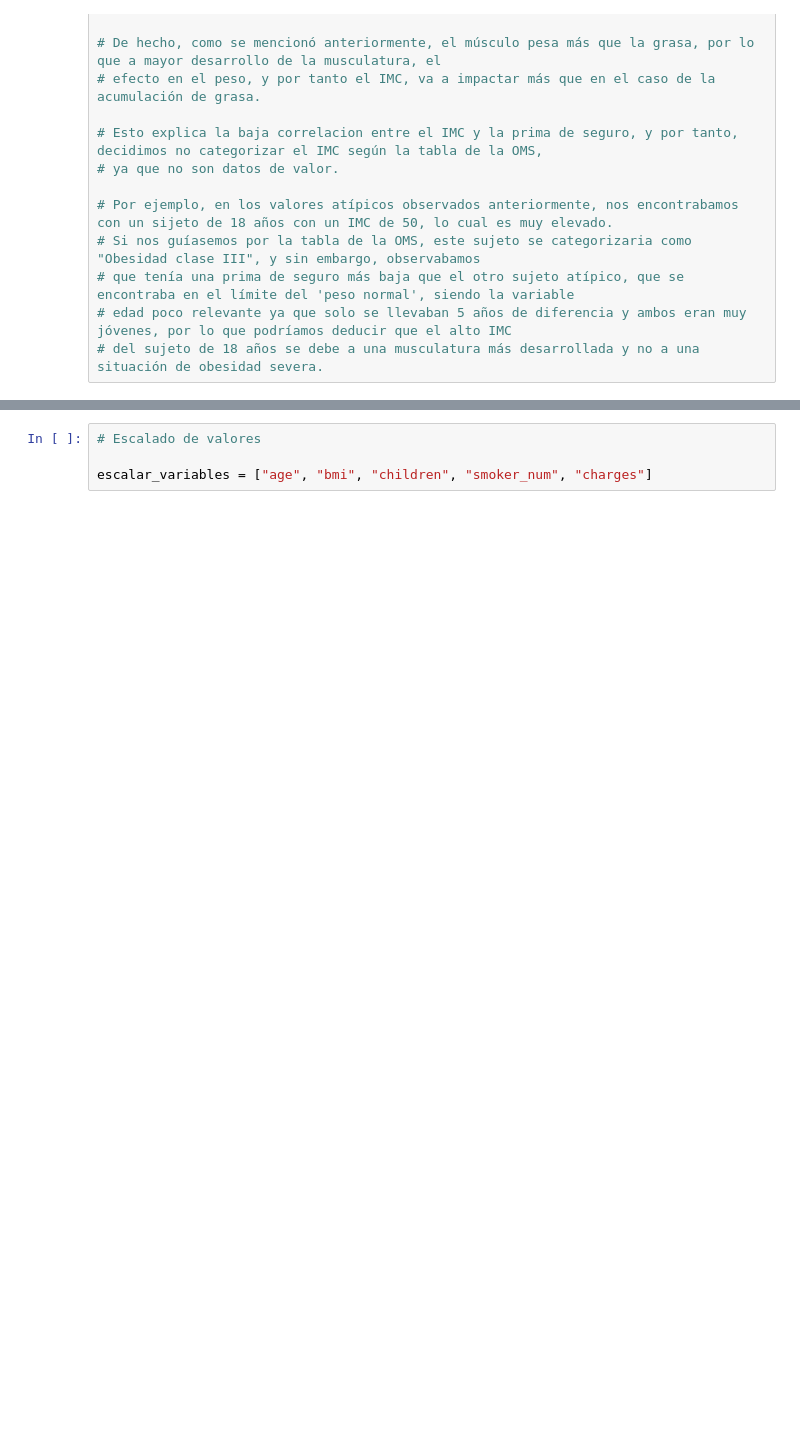
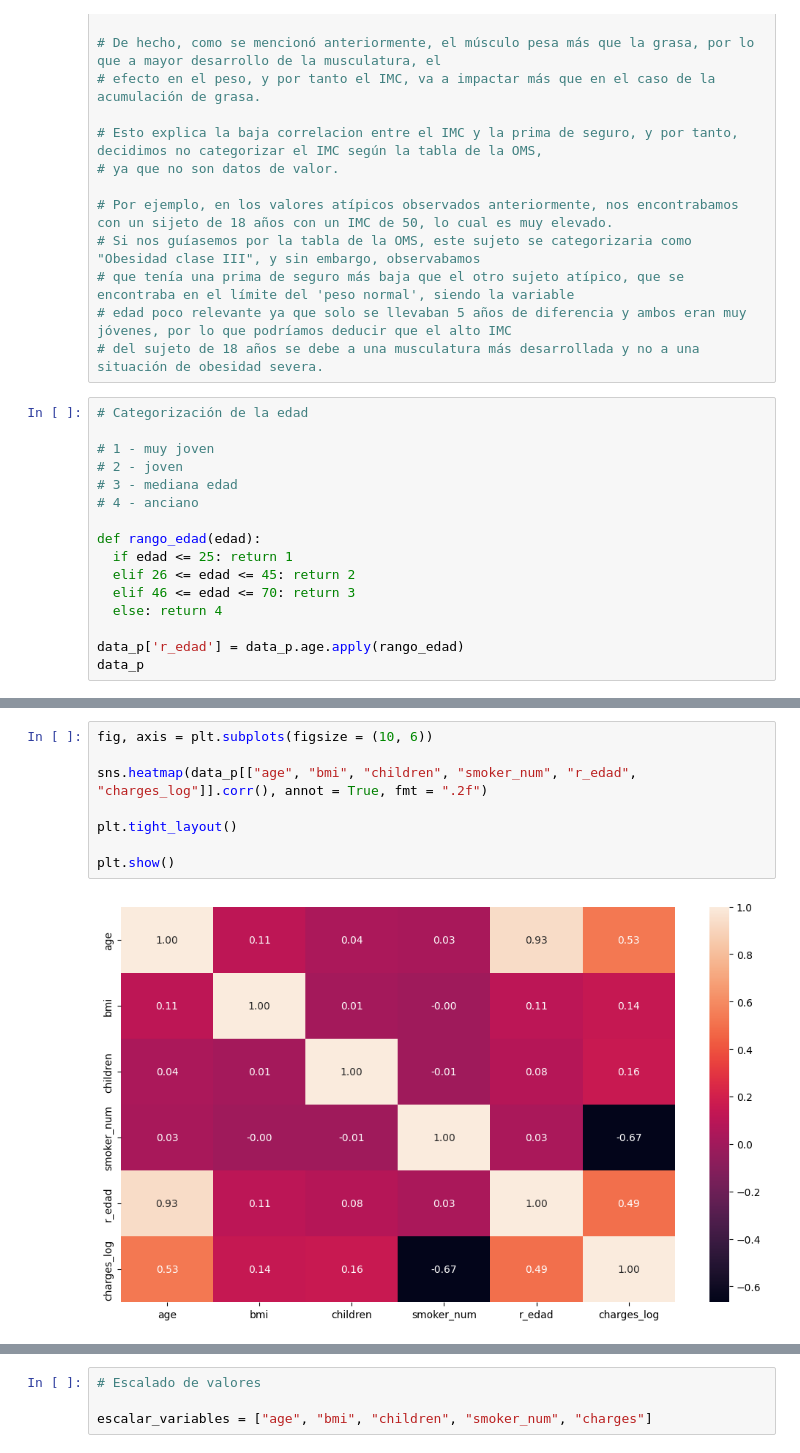
Before and after one commit to RmVa23/linear-regression, a Jupyter notebook: src/explore.ipynb, the cells around one changed output, grey strips where cells are left out. Drawn from its saved outputs; the diff is of its cells as text; blank space fills up the shorter version.

```diff
--- a/src/explore.ipynb
+++ b/src/explore.ipynb
@@ -476,3 +477,19 @@ data_p[['age', 'children']].corr()
 # que tenía una prima de seguro más baja que el otro sujeto atípico, que se encontraba en el límite del 'peso normal', siendo la variable
 # edad poco relevante ya que solo se llevaban 5 años de diferencia y ambos eran muy jóvenes, por lo que podríamos deducir que el alto IMC
 # del sujeto de 18 años se debe a una musculatura más desarrollada y no a una situación de obesidad severa.
+# %%
+# Categorización de la edad
+
+# 1 - muy joven
+# 2 - joven
+# 3 - mediana edad
+# 4 - anciano
+
+def rango_edad(edad):
+  if edad <= 25: return 1
+  elif 26 <= edad <= 45: return 2
+  elif 46 <= edad <= 70: return 3
+  else: return 4
+
+data_p['r_edad'] = data_p.age.apply(rango_edad)
+data_p
@@ -478,0 +510,10 @@ data_p[['age', 'children']].corr()
+# %%
+fig, axis = plt.subplots(figsize = (10, 6))
+
+sns.heatmap(data_p[["age", "bmi", "children", "smoker_num", "r_edad", "charges_log"]].corr(), annot = True, fmt = ".2f")
+
+plt.tight_layout()
+
+plt.show()
+# %% [output]
+[figure, added]
```
Also changed, not shown: parts of 5 cells of this notebook.
